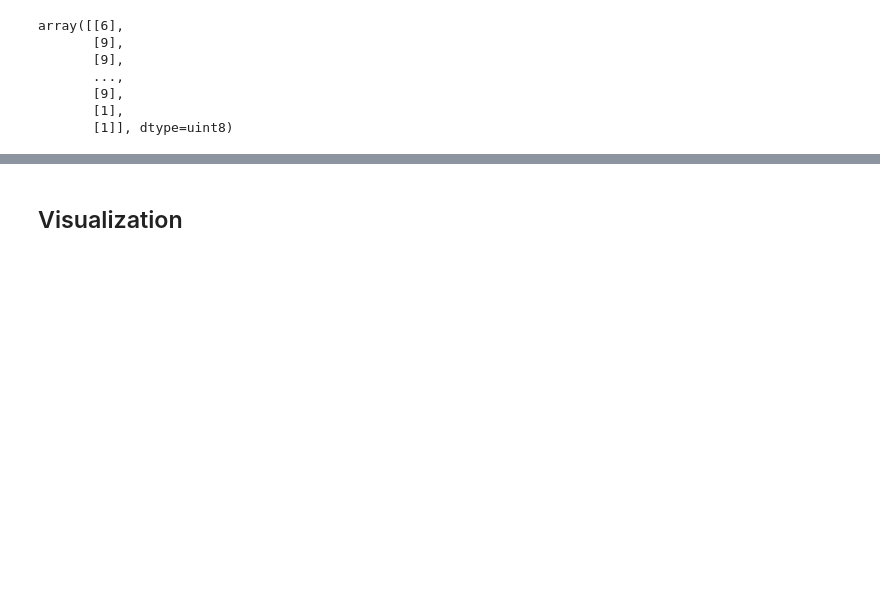
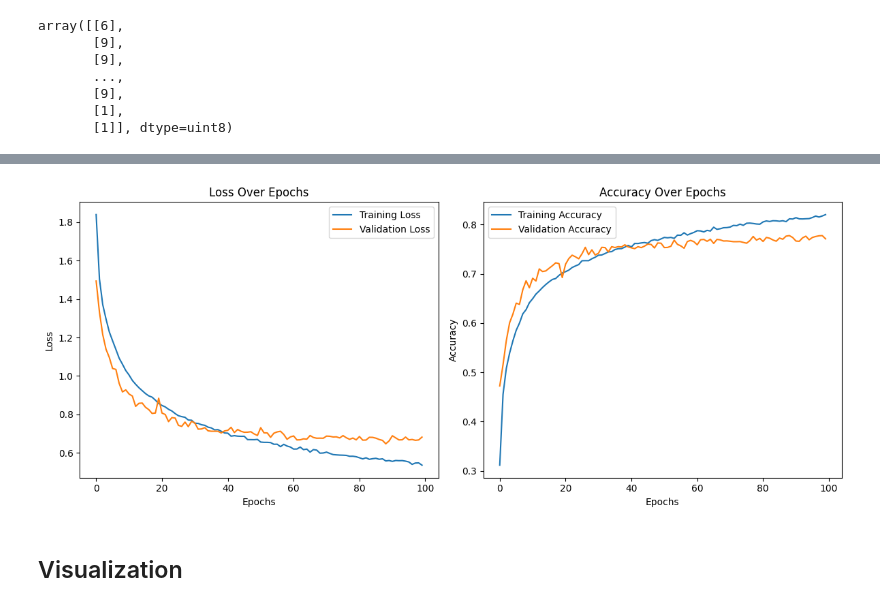
Before and after one commit to PoorneshShiva/Deep-learning-assigments, a Jupyter notebook: 06_CNN_CIFAR10.ipynb, the cells around one changed output, grey strips where cells are left out. Cells and saved outputs as stored; diff of their text form; code cells hidden in the pictures; blank space fills up the shorter version.

```diff
--- a/06_CNN_CIFAR10.ipynb
+++ b/06_CNN_CIFAR10.ipynb
@@ -114,10 +102,10 @@ dropout_rate_1 = 0.5
 dropout_rate_2 = 0.5
 
 # Choose an appropriate batch size for the training!
-batch_size = 32
+batch_size = 128
 
 # Choose an appropriate number of epochs
-epoch_count = 10
+epoch_count = 100
 
 # These are the default parameters, you can experiment with learning rates, schedules, ...
 # %% [markdown]
@@ -170,26 +158,26 @@ conv2 = Conv2D(filters=64, kernel_size=(5, 5), padding='same', activation='relu'
 pool2 = MaxPool2D(pool_size=(2, 2), strides=2)(conv2)
 
 # Define a dropout layer with using the FIRST dropout rate parameter
-dropout2 = Dropout(dropout_rate_2)(pool1)
+dropout2 = Dropout(dropout_rate_2)(pool2)
 
 # Convert tensors into vectors: (batch_size, 8, 8, 64) -> (batch_size, 4096)
 # Use a single KERAS function, NO numpy or reshape magic!
 # Hint: the result is not 2D but "flat"
-pool2_flat = Flatten()(pool2)
+pool2_flat = Flatten()(dropout2)
 
 # Fully connected Layer #1: (batch_size, 4096)-> (batch_size, 512)
 # Define a fully connected layer with 512 nodes and ReLU
 dense1 = Dense(512, activation='relu')(pool2_flat)
 
 # Define a dropout layer with using the SECOND dropout rate parameter
-dropout3 = Dropout(dropout_rate_2)(pool1)
+dropout3 = Dropout(dropout_rate_2)(dense1)
 
 # Dense Layer #1: (batch_size, 512)-> (batch_size, 256)
 # Define a fully connected layer with 256 nodes and ReLU
 dense2 = Dense(256, activation='relu')(dropout3)
 
 # Define a dropout layer with using the SECOND dropout rate parameter
-dropout4 = Dropout(dropout_rate_2)(pool1)
+dropout4 = Dropout(dropout_rate_2)(dense2)
 
 # Logits layer: (batch_size, 256) -> (batch_size, 10)
 # Define a fully connected layer with ??? nodes
@@ -263,3 +265,28 @@ ValueError: Argument `output` must have rank (ndim) `target.ndim - 1`. Received:
+# %%
+# TODO: Plot loss and accuracy
+plt.figure(figsize=(12, 5))
+
+plt.subplot(1, 2, 1)
+plt.plot(history.history['loss'], label='Training Loss')
+plt.plot(history.history['val_loss'], label='Validation Loss')
+plt.title('Loss Over Epochs')
+plt.xlabel('Epochs')
+plt.ylabel('Loss')
+plt.legend()
+
+# Plot Accuracy
+plt.subplot(1, 2, 2)
+plt.plot(history.history['accuracy'], label='Training Accuracy')
+plt.plot(history.history['val_accuracy'], label='Validation Accuracy')
+plt.title('Accuracy Over Epochs')
+plt.xlabel('Epochs')
+plt.ylabel('Accuracy')
+plt.legend()
+
+plt.tight_layout()
+plt.show()
+# %% [output]
+[figure, added]
 # %%
 assert max(history.history['val_accuracy']) > 0.75
 # %% [markdown]
```
Also changed, not shown: parts of 5 cells of this notebook.
